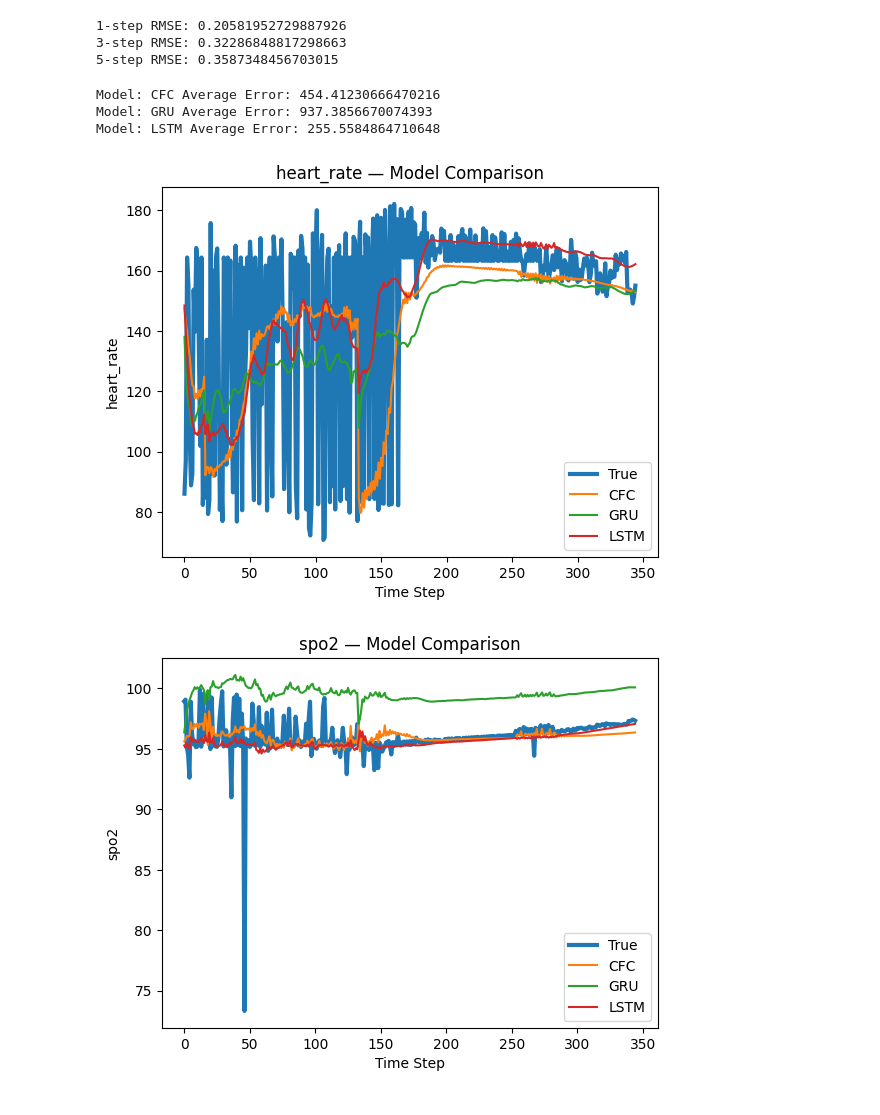
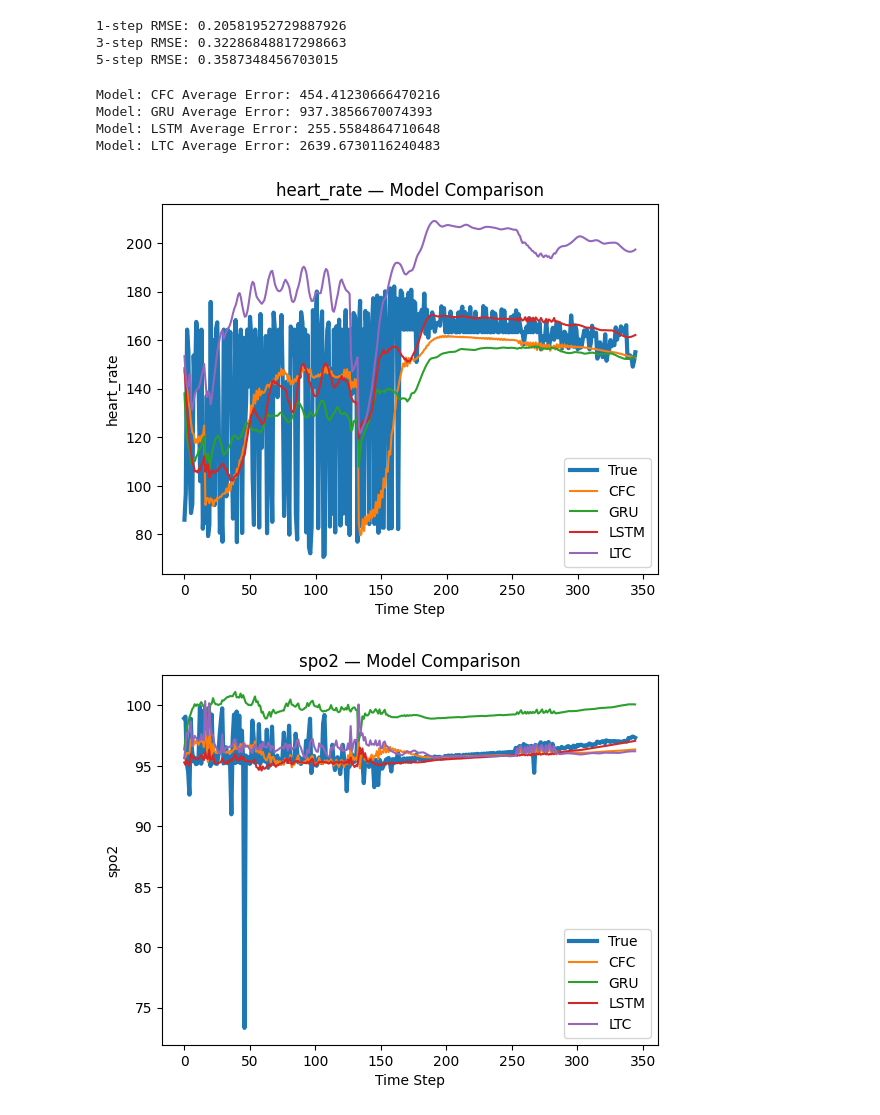
Before and after one commit to theophilus28/LNN-GRU-Comparative, a Jupyter notebook: lnn_setup.ipynb, the cells around one changed output. Saved outputs shown, nothing was run; the diff lists cells and outputs as text; code cells hidden in the pictures.

Commit message:
LTC implemented, no full local run, doing full run on cloud, about to test cfc with higher time constant

```diff
--- a/lnn_setup.ipynb
+++ b/lnn_setup.ipynb
@@ -1382,3 +1631,18 @@ print("5-step RMSE:", rollout_rmse(model, test_loader, 5, model_type))
 1-step RMSE: 0.04618148939378226
 3-step RMSE: 0.06069652463740377
 5-step RMSE: 0.0662924443830305
+# %%
+#test_ds = ICUDataset(test_seqs)
+#test_loader = DataLoader(test_ds, batch_size=64, collate_fn=collate_fn)
+
+model_type = 'ltc'
+model = LTCNetwork(input_size=21, hidden_size=128, output_size=18,
+                   num_layers=2, solver='euler', ode_unfolds=6)
+best_save = "best_ltc.pt"
+model.load_state_dict(torch.load(best_save))
+model.to("cuda")
+
+print("1-step RMSE:", rollout_rmse(model, test_loader, 1, model_type))
+print("3-step RMSE:", rollout_rmse(model, test_loader, 3, model_type))
+print("5-step RMSE:", rollout_rmse(model, test_loader, 5, model_type))
+#Below scores are obviously poor, but they come from a 1-epoch training run, so that is expected
@@ -1487,7 +1764,7 @@ def rollout_model(model, df, feature_cols, action_cols,
     with torch.no_grad():
         unsqueezed = False
         for t in range(int(len(s_true)/2), len(s_true)):
-            if model_type == "CFC":
+            if model_type == "CFC" or model_type == "LTC":
                 if unsqueezed:
                     cur = cur.squeeze(0)
                 x = torch.cat([cur, act], dim=-1)
@@ -1628,39 +1905,44 @@ def subjects_to_icu_ids(full_df, subject_ids):
 gru_model = GRUModel()
 lstm_model = LSTMModel()
 cfc_model = CfCNetwork()
+ltc_model = LTCNetwork(input_size=21, hidden_size=128, output_size=18,
+                   num_layers=2, solver='euler', ode_unfolds=6)
 gru_model.load_state_dict(torch.load("best_gru.pt"))
 lstm_model.load_state_dict(torch.load("best_lstm.pt"))
 cfc_model.load_state_dict(torch.load("best_cfc.pt"))
+ltc_model.load_state_dict(torch.load("best_ltc.pt"))
 models = {
     "CFC": cfc_model,
     "GRU": gru_model,
-    "LSTM": lstm_model
+    "LSTM": lstm_model,
+    "LTC": ltc_model,
 }
 
 features_to_plot = ["heart_rate", "spo2", "dbp", "temperature", "resp_rate", "creatinine",  "platelets"]
 
 
 train_subj, val_subj, test_subj = make_subject_splits(full_df)
 
 train_icu_ids = subjects_to_icu_ids(full_df, train_subj)
 val_icu_ids   = subjects_to_icu_ids(full_df, val_subj)
 test_icu_ids  = subjects_to_icu_ids(full_df, test_subj)
 
 
 compare_models(
     models,
     full_df,
     icu_id=test_icu_ids[0],
     feature_cols=state_features,
     action_cols=action_features,
     features_to_plot=features_to_plot,
     window_size = 10,
     scaler=scaler,
     device="cuda"
 )
 # %% [output]
 Model: CFC Average Error: 454.41230666470216
 Model: GRU Average Error: 937.3856670074393
 Model: LSTM Average Error: 255.5584864710648
+Model: LTC Average Error: 2639.6730116240483
-[figure, old version]
+[figure, new version]
-[figure, old version]
+[figure, new version]
```
Also changed, not shown: parts of 6 cells of this notebook.
